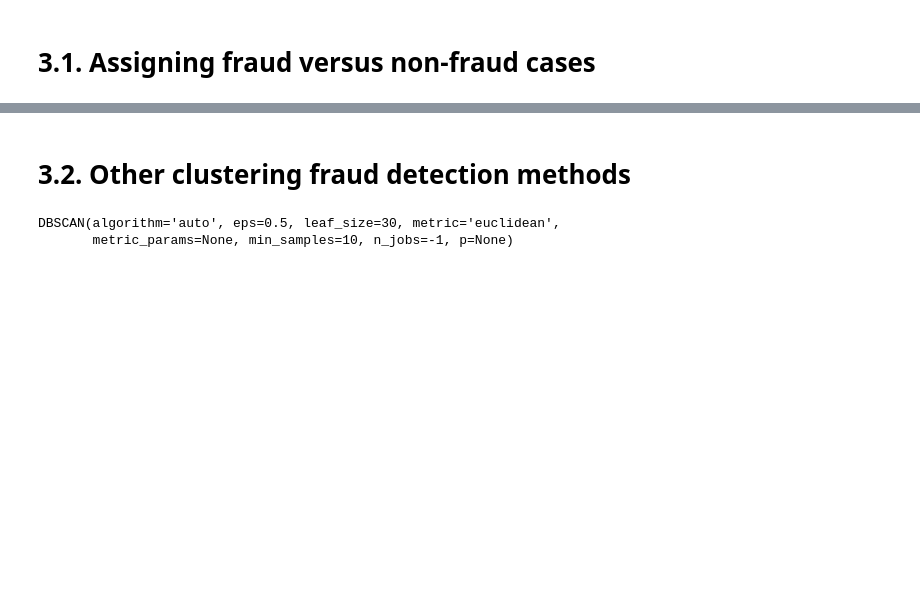
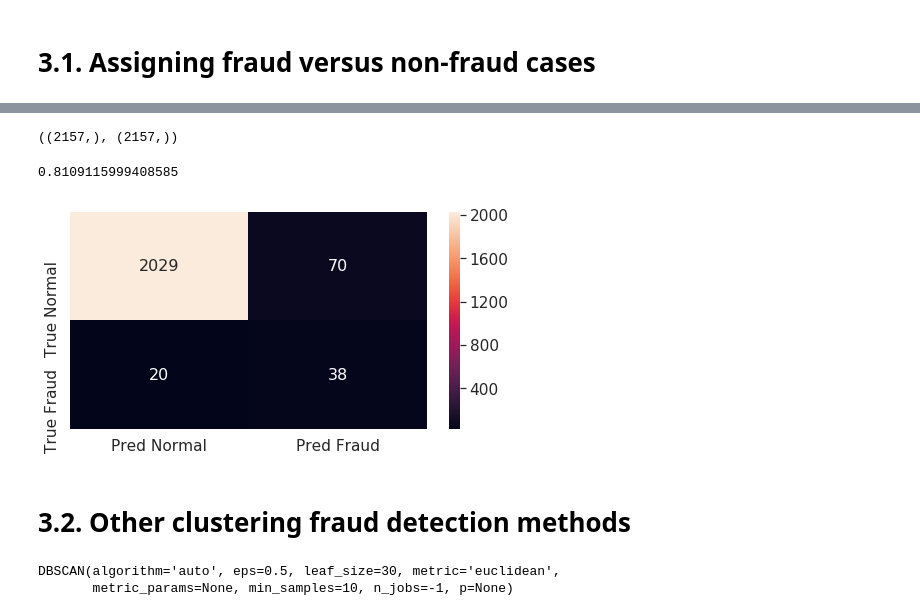
Before and after one commit to shawnngtq/applied-finance, a Jupyter notebook: fraud-detection-in-python/fraud-detection-in-python.ipynb, the cells around one changed output, grey strips where cells are left out. Drawn from its saved outputs; the diff is of its cells as text; code cells hidden in the pictures; blank space fills up the shorter version.

```diff
--- a/fraud-detection-in-python/fraud-detection-in-python.ipynb
+++ b/fraud-detection-in-python/fraud-detection-in-python.ipynb
@@ -1192,0 +1286,3 @@ plt.show()
+# %%
+y = df3_1['fraud']
+y.shape
@@ -1254,0 +1423,16 @@ npValueCounts(km_y_pred)
+# %%
+# Split the data into training and test set
+X_train, X_test, y_train, y_test = train_test_split(X_scaled, y, test_size=0.3, random_state=0)
+
+# Define K-means model
+kmeans = MiniBatchKMeans(n_clusters=3, random_state=42).fit(X_train)
+
+# Obtain predictions and calculate distance from cluster centroid
+X_test_clusters = kmeans.predict(X_test)
+X_test_clusters_centers = kmeans.cluster_centers_
+dist = [np.linalg.norm(x-y) for x, y in zip(X_test, X_test_clusters_centers[X_test_clusters])]
+
+# Create fraud predictions based on outliers on clusters
+km_y_pred = np.array(dist)
+km_y_pred[dist >= np.percentile(dist, 95)] = 1
+km_y_pred[dist < np.percentile(dist, 95)] = 0
@@ -1255,3 +1443,26 @@ npValueCounts(km_y_pred)
+# %%
+y_test.shape, km_y_pred.shape
+# %% [output]
+((2157,), (2157,))
+# %%
+def plot_confusion_matrix(km_cm):
+    df_cm = pd.DataFrame(km_cm, ['True Normal','True Fraud'],['Pred Normal','Pred Fraud'])
+    plt.figure(figsize = (8,4))
+    sns.set(font_scale=1.4)
+    sns.heatmap(df_cm, annot=True,annot_kws={"size": 16},fmt='g')
+    plt.show()
+# %%
+# Obtain the ROC score
+print(roc_auc_score(y_test, km_y_pred))
+
+# Create a confusion matrix
+km_cm = confusion_matrix(y_test, km_y_pred)
+
+# Plot the confusion matrix in a figure to visualize results
+plot_confusion_matrix(km_cm)
+# %% [output]
+0.8109115999408585
+[figure, added]
 # %% [markdown]
 # 3.2. Other clustering fraud detection methods
 # %%
```
Also changed, not shown: parts of 49 cells of this notebook.
